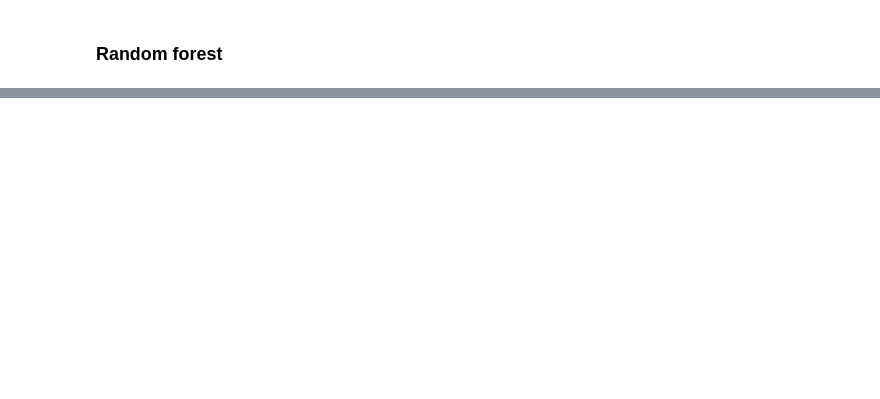
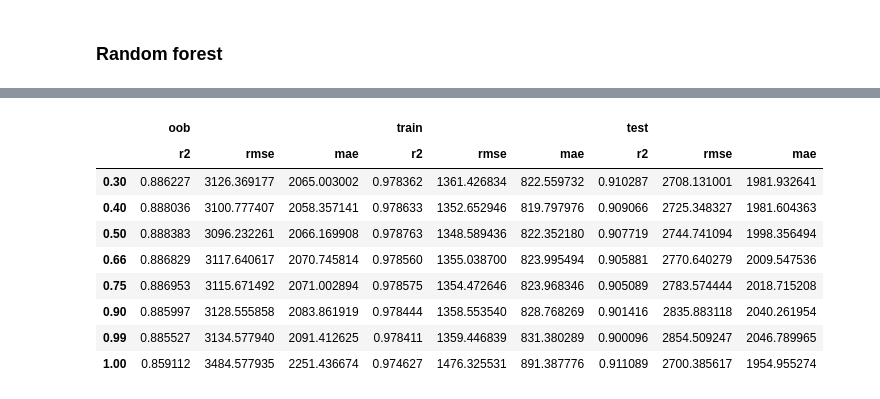
Before and after one commit to aidanclaffey/dsga-1001-college-scorecard, a Jupyter notebook: Model_evaluation.ipynb, the cells around one changed output, grey strips where cells are left out. Drawn from its saved outputs; the diff is of its cells as text; code cells hidden in the pictures; blank space fills up the shorter version.

```diff
--- a/Model_evaluation.ipynb
+++ b/Model_evaluation.ipynb
@@ -31,3 +54,12 @@ Also, we can think about using PCA (if only for visualization purposes)
+# %%
+from sklearn.model_selection import train_test_split
+train_val_index = list()
+train_val_dataset = list()
+for i in range(len(train_test_index)):
+    X_i = X.iloc[train_test_index[i]['train']]
+    y_i = y.iloc[train_test_index[i]['train']]
+    train_val_dataset.append(train_test_split(X_i,y_i,test_size = .2, random_state = seed))
+    train_val_index.append((train_val_dataset[i][0].index,train_val_dataset[i][1].index))
 # %% [markdown]
 ### Linear Regression
 First try: no feature scaling
@@ -179,0 +291,32 @@ print('Test accuracy: ' + rand_forest.score(X_test, y_test))
+# %%
+for max_f in max_features:
+    oob_r2 = accuracy_dict[max_f]['r2']['oob']['mean']
+    oob_mse = accuracy_dict[max_f]['mse']['oob']['mean']
+    oob_rmse = np.sqrt(oob_mse)
+    oob_mae = accuracy_dict[max_f]['mae']['oob']['mean']
+
+    train_r2 = accuracy_dict[max_f]['r2']['train']['mean']
+    train_mse = accuracy_dict[max_f]['mse']['train']['mean']
+    train_rmse = np.sqrt(train_mse)
+    train_mae = accuracy_dict[max_f]['mae']['train']['mean']
+
+    test_r2 = accuracy_dict[max_f]['r2']['test']['mean']
+    test_mse = accuracy_dict[max_f]['mse']['test']['mean']
+    test_rmse = np.sqrt(test_mse)
+    test_mae = accuracy_dict[max_f]['mae']['test']['mean']
+
+    accuracy_means.loc[max_f] = [oob_r2, oob_rmse, oob_mae,train_r2,train_rmse,train_mae,
+                                 test_r2,test_rmse,test_mae]
+accuracy_means.sort_index(inplace = True)
+accuracy_means
+# %% [output]
+|  | oob |  |  | train |  |  | test |  |  |
+|  | r2 | rmse | mae | r2 | rmse | mae | r2 | rmse | mae |
+| 0.30 | 0.886227 | 3126.369177 | 2065.003002 | 0.978362 | 1361.426834 | 822.559732 | 0.910287 | 2708.131001 | 1981.932641 |
+| 0.40 | 0.888036 | 3100.777407 | 2058.357141 | 0.978633 | 1352.652946 | 819.797976 | 0.909066 | 2725.348327 | 1981.604363 |
+| 0.50 | 0.888383 | 3096.232261 | 2066.169908 | 0.978763 | 1348.589436 | 822.352180 | 0.907719 | 2744.741094 | 1998.356494 |
+| 0.66 | 0.886829 | 3117.640617 | 2070.745814 | 0.978560 | 1355.038700 | 823.995494 | 0.905881 | 2770.640279 | 2009.547536 |
+| 0.75 | 0.886953 | 3115.671492 | 2071.002894 | 0.978575 | 1354.472646 | 823.968346 | 0.905089 | 2783.574444 | 2018.715208 |
+| 0.90 | 0.885997 | 3128.555858 | 2083.861919 | 0.978444 | 1358.553540 | 828.768269 | 0.901416 | 2835.883118 | 2040.261954 |
+| 0.99 | 0.885527 | 3134.577940 | 2091.412625 | 0.978411 | 1359.446839 | 831.380289 | 0.900096 | 2854.509247 | 2046.789965 |
+| 1.00 | 0.859112 | 3484.577935 | 2251.436674 | 0.974627 | 1476.325531 | 891.387776 | 0.911089 | 2700.385617 | 1954.955274 |
```
Also changed, not shown: parts of 30 cells of this notebook.
